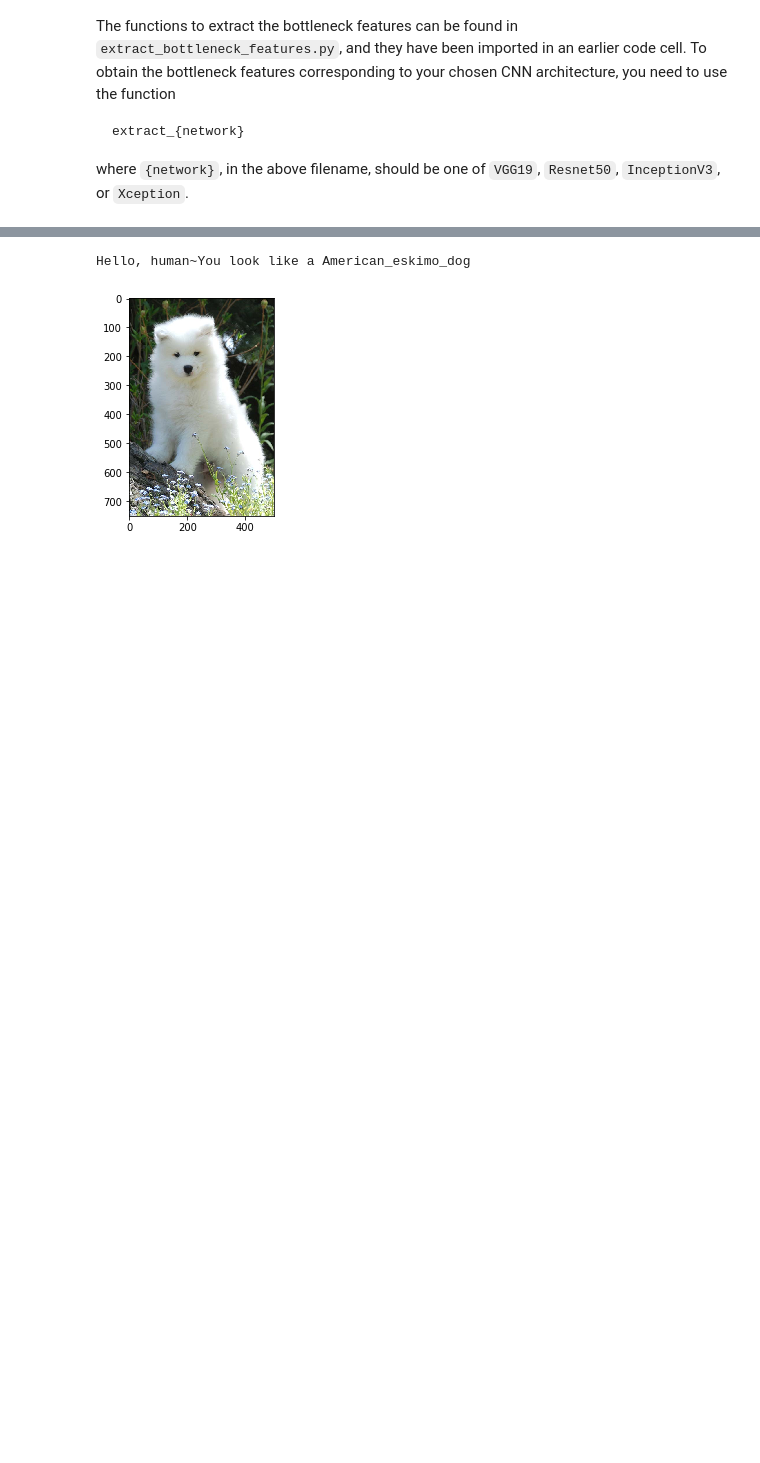
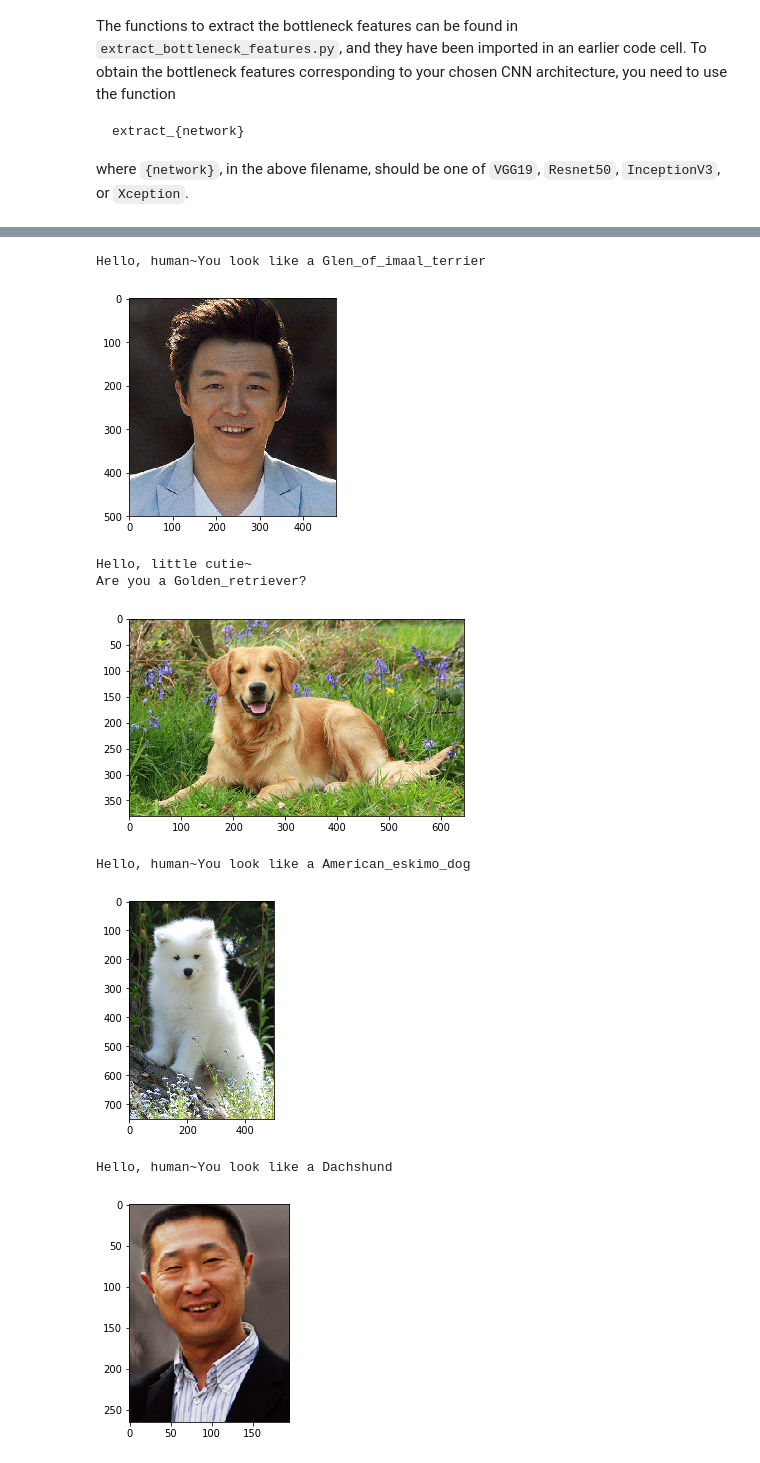
Before and after one commit to dongxu099/Classifier-CNN-Dog-Breed, a Jupyter notebook: dog_app.ipynb, the cells around one changed output, grey strips where cells are left out. Saved outputs shown, nothing was run; the diff lists cells and outputs as text; code cells hidden in the pictures; blank space fills up the shorter version.

```diff
--- a/dog_app.ipynb
+++ b/dog_app.ipynb
@@ -731,8 +731,16 @@ __Answer:__
 # %%
 ## TODO: Execute your algorithm from Step 6 on
 ## at least 6 images on your computer.
 ## Feel free to use as many code cells as needed.
-dog_breed_identifier('Sample images/image_3.jpg')
+for i in range(1,7):
+    dog_breed_identifier('Sample images/image_' + str(i) +'.jpg')
 # %% [output]
-Hello, human~You look like a American_eskimo_dog
+Hello, human~You look like a Glen_of_imaal_terrier
-[figure, old version]
+[figure, new version]
+Hello, little cutie~
+Are you a Golden_retriever?
+[figure, added]
+Hello, human~You look like a American_eskimo_dog
+[figure, added]
+Hello, human~You look like a Dachshund
+[figure, added]
```
Also changed, not shown: parts of 10 cells of this notebook, 10 other files.
